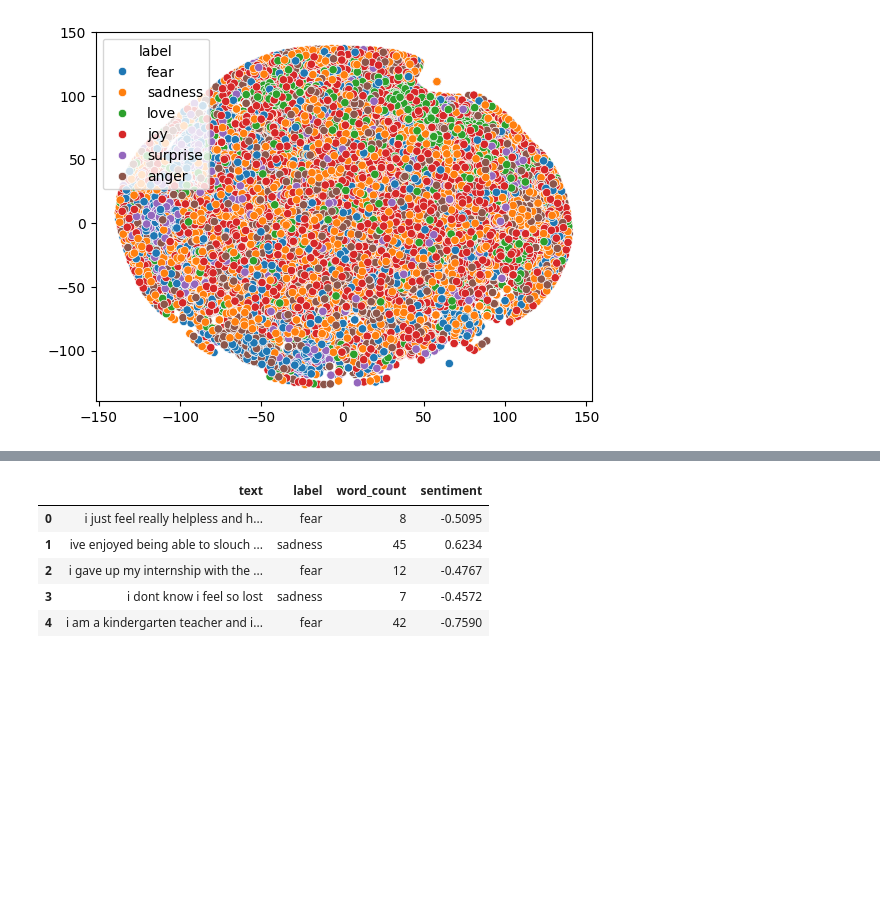
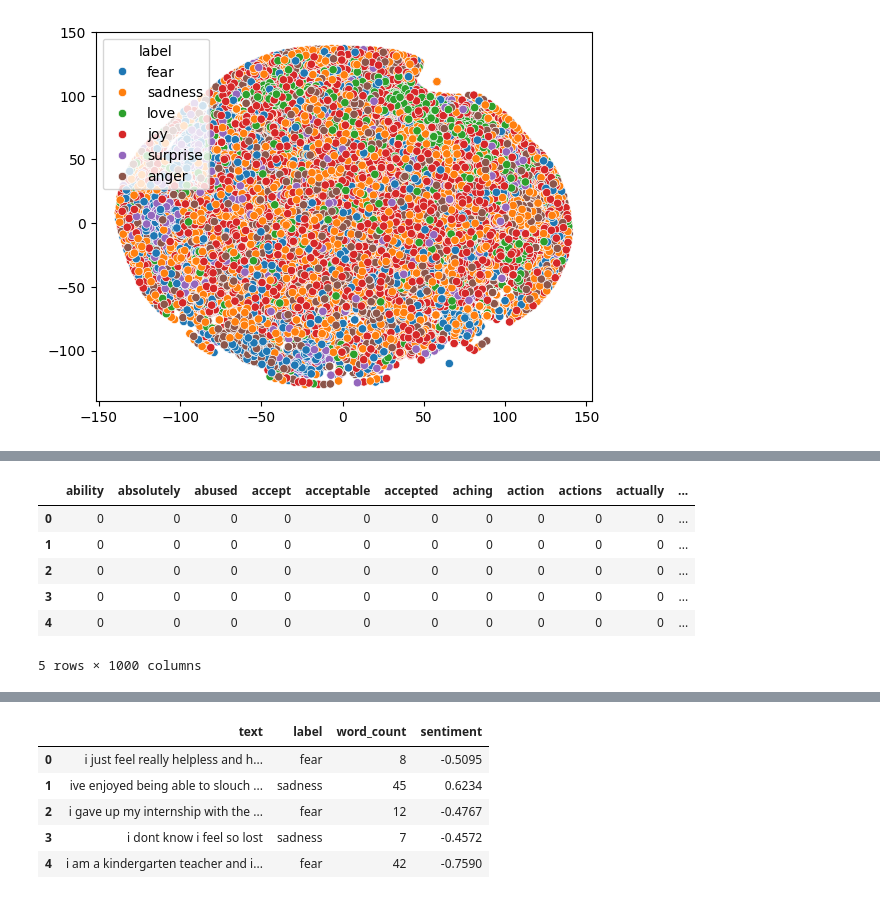
Before and after one commit to MarcMDeveloper/Text_Emotion_Detector, a Jupyter notebook: notebooks/1-analisis_data.ipynb, the cells around one changed output, grey strips where cells are left out. Cells and saved outputs as stored; diff of their text form; code cells hidden in the pictures; blank space fills up the shorter version.

Commit message:
Bag of words and lemmerize

```diff
--- a/notebooks/1-analisis_data.ipynb
+++ b/notebooks/1-analisis_data.ipynb
@@ -75,0 +78,3 @@ sns.scatterplot(x=X_tsne[:,0], y=X_tsne[:,1], hue=data["label"])
+# %%
+data = pd.read_csv('../data/emotions.csv')
+data.head()
@@ -75,0 +88,9 @@ sns.scatterplot(x=X_tsne[:,0], y=X_tsne[:,1], hue=data["label"])
+# %%
+data_clean = data.copy()
+#remove punctuation, numbers and weird spacing
+data_clean['text_divided'] = data_clean['text'].str.replace('\d+', ' ',regex=True).str.replace('\W+', ' ',regex=True).str.replace('\s+', ' ',regex=True).str.strip()
+#lowercase everything
+data_clean['text_divided'] = data_clean['text_divided'].str.lower()
+#turn sentences into lists
+data_clean['text_divided'] = data_clean['text_divided'].str.split()
+data_clean.head()
@@ -75,0 +104,6 @@ sns.scatterplot(x=X_tsne[:,0], y=X_tsne[:,1], hue=data["label"])
+# %%
+def remove_small_words(row):
+    return [word for word in row['text_divided'] if len(str(word))>4]
+
+data_clean['text_divided'] = data_clean.apply(remove_small_words,axis=1)
+data_clean.head()
@@ -75,0 +117,18 @@ sns.scatterplot(x=X_tsne[:,0], y=X_tsne[:,1], hue=data["label"])
+# %%
+#create object
+CountVec = CountVectorizer(ngram_range=(1,1), stop_words='english', max_features=1000)
+#CountVec is an implicit type, like maps and zips. Let-s make it explicit
+Count_data = CountVec.fit_transform(data_clean['text_divided'].apply((lambda x: " ".join(x))))
+#Now let's make Count_data into a dataframe
+cv_dataframe=pd.DataFrame(Count_data.toarray(),columns=CountVec.get_feature_names_out())
+#we only care about words that show up at least in 10 sms
+cv_dataframe=cv_dataframe.loc[:,(cv_dataframe.sum() >9)]
+cv_dataframe.head()
+# %% [output]
+|  | ability | absolutely | abused | accept | acceptable | accepted | aching | action | actions | actually | ... |
+| 0 | 0 | 0 | 0 | 0 | 0 | 0 | 0 | 0 | 0 | 0 | ... |
+| 1 | 0 | 0 | 0 | 0 | 0 | 0 | 0 | 0 | 0 | 0 | ... |
+| 2 | 0 | 0 | 0 | 0 | 0 | 0 | 0 | 0 | 0 | 0 | ... |
+| 3 | 0 | 0 | 0 | 0 | 0 | 0 | 0 | 0 | 0 | 0 | ... |
+| 4 | 0 | 0 | 0 | 0 | 0 | 0 | 0 | 0 | 0 | 0 | ... |
+5 rows × 1000 columns
```
Also changed, not shown: parts of 22 cells of this notebook, 1 other file.
